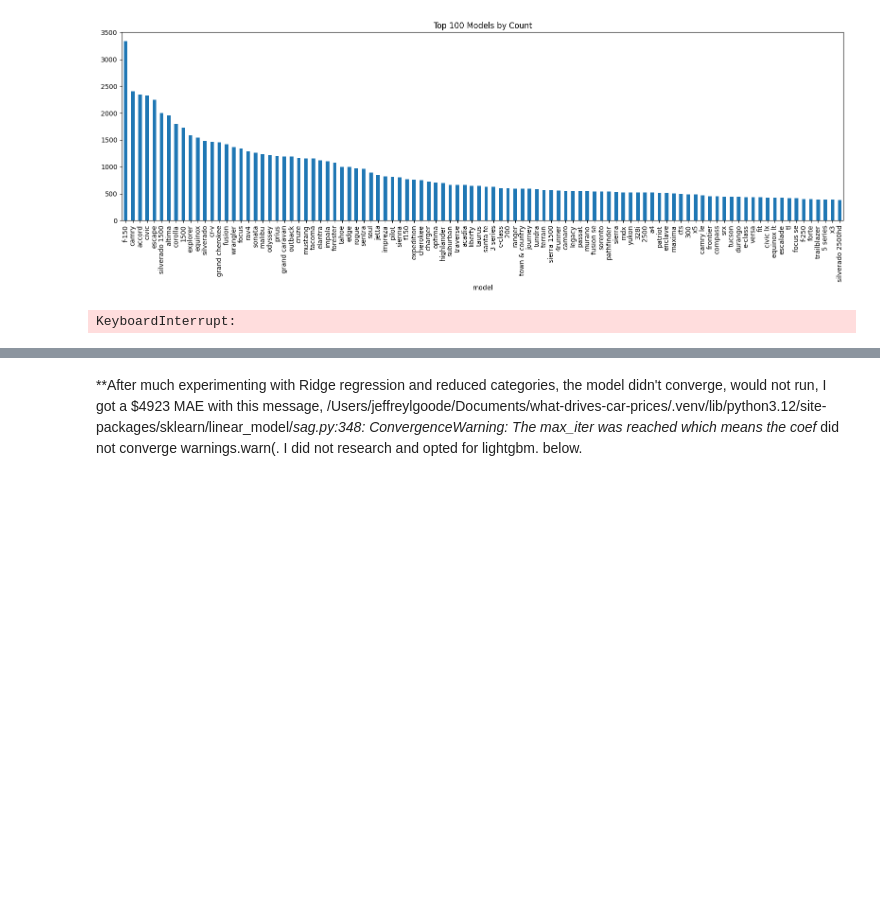
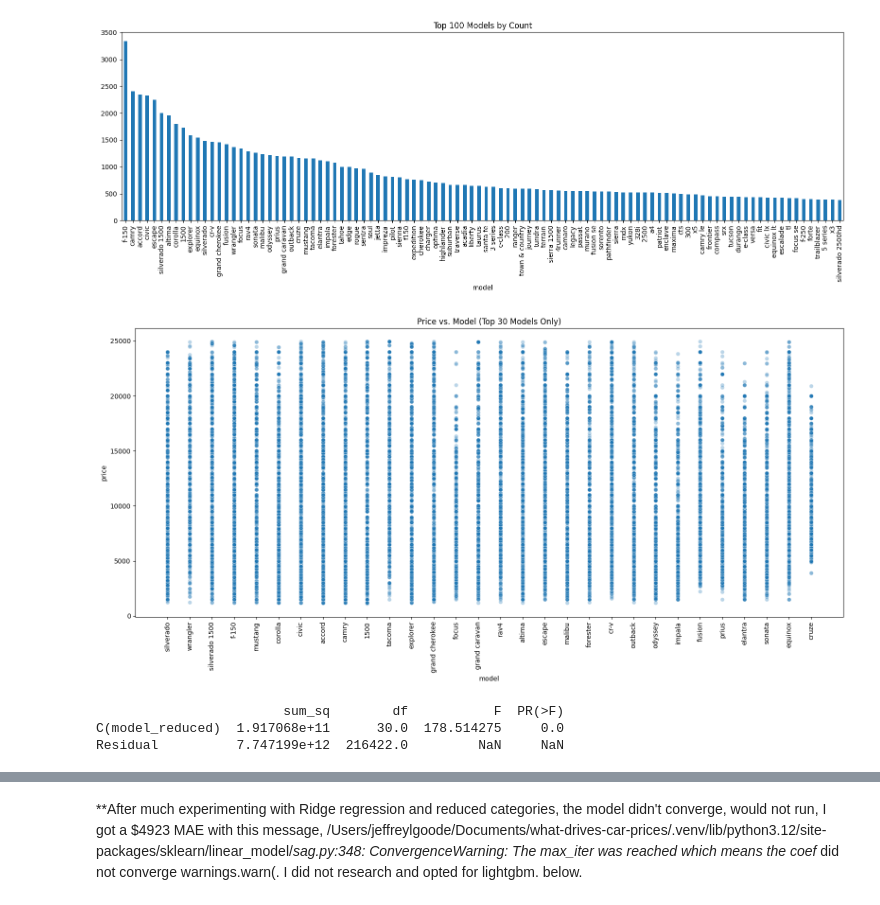
Before and after one commit to jeffreylgoode/what-drives-car-prices, a Jupyter notebook: notebooks/car_price_analysis.ipynb, the cells around one changed output, grey strips where cells are left out. Drawn from its saved outputs; the diff is of its cells as text; code cells hidden in the pictures; blank space fills up the shorter version.

Commit message:
Evaluated reduced manu and reduced model mae, got down to $3400 or so in mae.   So, now to rerun, document and put this into something meaningful for Kurt.

```diff
--- a/notebooks/car_price_analysis.ipynb
+++ b/notebooks/car_price_analysis.ipynb
@@ -1497,16 +1543,30 @@ plt.tight_layout()
 plt.show()
 # %% [output]
 [figure]
-# %%
-import matplotlib.pyplot as plt
-
-plt.figure(figsize=(16,6))
-model_counts.plot(kind="bar")
-plt.title("Model Counts")
-plt.xlabel("Model")
-plt.ylabel("Number of Listings")
-plt.xticks(rotation=90)
-plt.tight_layout()
-plt.show()
-# %% [output]
-KeyboardInterrupt:
+# %%
+import matplotlib.pyplot as plt
+import seaborn as sns
+
+# Count models
+model_counts = df_trimmed["model"].value_counts()
+
+# Keep top 30 models
+top_n = 30
+top_models = model_counts.head(top_n).index
+
+df_top_models = df_trimmed[df_trimmed["model"].isin(top_models)]
+
+plt.figure(figsize=(16,8))
+sns.scatterplot(
+    data=df_top_models,
+    x="model",
+    y="price",
+    alpha=0.3
+)
+
+plt.title("Price vs. Model (Top 30 Models Only)")
+plt.xticks(rotation=90)
+plt.tight_layout()
+plt.show()
+# %% [output]
+[figure, added]
@@ -1512,0 +1583,15 @@ KeyboardInterrupt:
+# %%
+import statsmodels.api as sm
+import statsmodels.formula.api as smf
+
+# Using reduced model categories
+df_small = df_trimmed.copy()
+
+model = smf.ols("price ~ C(model_reduced)", data=df_small).fit()
+anova_table = sm.stats.anova_lm(model, typ=2)
+anova_table
+print(anova_table.to_string())
+# %% [output]
+                        sum_sq        df           F  PR(>F)
+C(model_reduced)  1.917068e+11      30.0  178.514275     0.0
+Residual          7.747199e+12  216422.0         NaN     NaN
```
Also changed, not shown: parts of 11 cells of this notebook, 1 other file.
